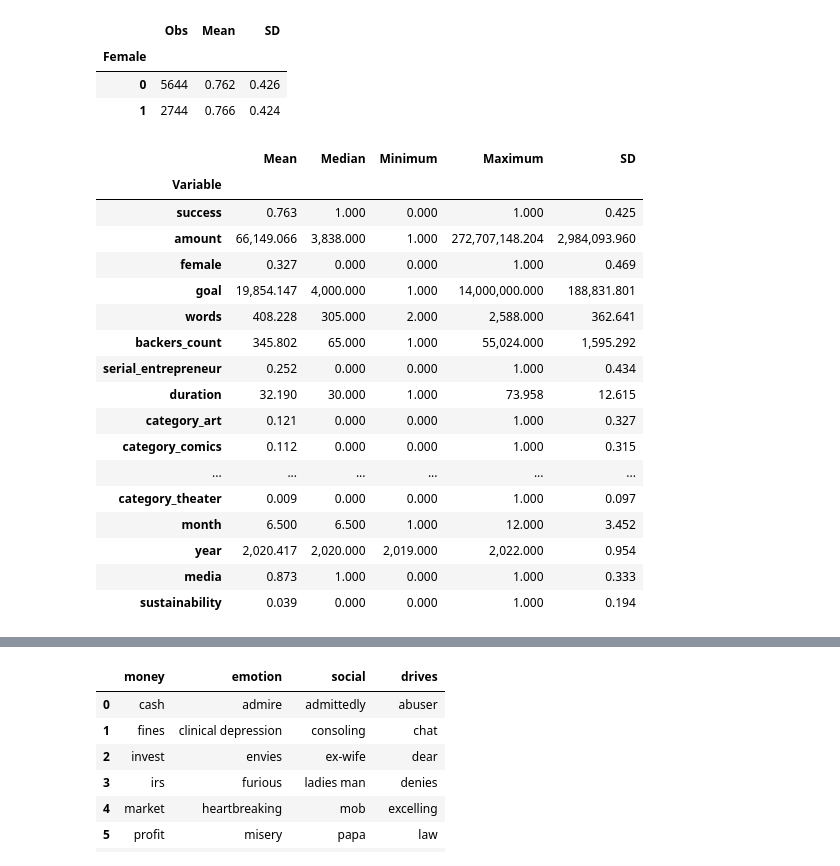
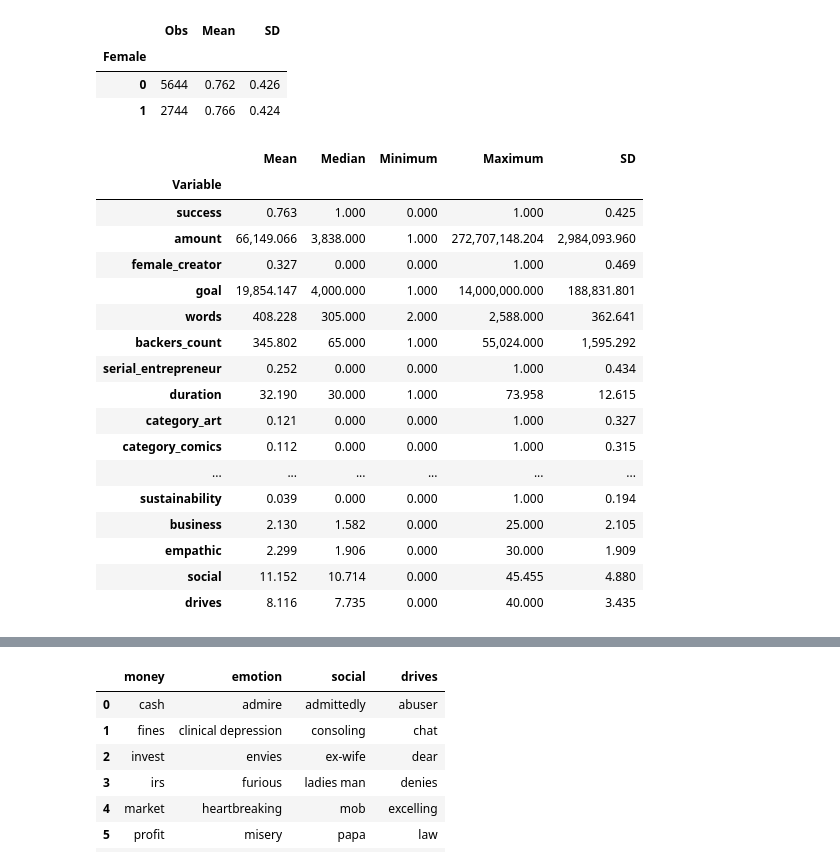
Before and after one commit to MaxPersoon/KickstarterScraper, a Jupyter notebook: dataProcessing.ipynb, the cells around one changed output, grey strips where cells are left out. Saved outputs shown, nothing was run; the diff lists cells and outputs as text; code cells hidden in the pictures.

```diff
--- a/dataProcessing.ipynb
+++ b/dataProcessing.ipynb
@@ -2,9 +2,10 @@
 import numpy as np
 import pandas as pd
 import scipy.stats as st
+import statsmodels.api as sm
 from pandas.core.dtypes.common import is_numeric_dtype
 
-data = pd.read_csv("finalData.csv")
+data = pd.read_csv("data.csv")
 data = data.set_index('projectID')
 pd.set_option('display.float_format',  '{:,.3f}'.format)
 data
@@ -86,37 +76,34 @@ table2
 | 1 | 2744 | 0.766 | 0.424 |
 # %%
 # Table 3
-variableNames = []
+numVars = []
 means = []
 medians = []
 minima = []
 maxima = []
 SDs = []
 
-for variableName in data.columns:
-    variableData = data[variableName]
+for variable in data.columns.tolist():
+    variableData = data[variable]
     if is_numeric_dtype(variableData):
-        if variableName[0] == "L":
-            variableData = 10**variableData
-            variableName = variableName.replace("L", "")
-        variableNames.append(variableName)
+        numVars.append(variable)
         means.append(np.mean(variableData))
         medians.append(np.median(variableData))
         minima.append(np.min(variableData))
         maxima.append(np.max(variableData))
         SDs.append(np.std(variableData))
 
-variableNames[variableNames.index("creator_gender")] = "female"
-table3 = {"Variable": variableNames, "Mean": means, "Median": medians, "Minimum": minima, "Maximum": maxima, "SD": SDs}
+table3 = {"Variable": numVars, "Mean": means, "Median": medians, "Minimum": minima, "Maximum": maxima, "SD": SDs}
 table3 = pd.DataFrame.from_dict(table3)
 table3 = table3.set_index("Variable")
+table3.to_csv('Tables/descriptive statistics.csv')
 table3
 # %% [output]
 |  | Mean | Median | Minimum | Maximum | SD |
 | Variable |  |  |  |  |  |
 | success | 0.763 | 1.000 | 0.000 | 1.000 | 0.425 |
 | amount | 66,149.066 | 3,838.000 | 1.000 | 272,707,148.204 | 2,984,093.960 |
-| female | 0.327 | 0.000 | 0.000 | 1.000 | 0.469 |
+| female_creator | 0.327 | 0.000 | 0.000 | 1.000 | 0.469 |
 | goal | 19,854.147 | 4,000.000 | 1.000 | 14,000,000.000 | 188,831.801 |
 | words | 408.228 | 305.000 | 2.000 | 2,588.000 | 362.641 |
 | backers_count | 345.802 | 65.000 | 1.000 | 55,024.000 | 1,595.292 |
@@ -125,11 +112,11 @@ table3
 | category_art | 0.121 | 0.000 | 0.000 | 1.000 | 0.327 |
 | category_comics | 0.112 | 0.000 | 0.000 | 1.000 | 0.315 |
 | ... | ... | ... | ... | ... | ... |
-| category_theater | 0.009 | 0.000 | 0.000 | 1.000 | 0.097 |
-| month | 6.500 | 6.500 | 1.000 | 12.000 | 3.452 |
-| year | 2,020.417 | 2,020.000 | 2,019.000 | 2,022.000 | 0.954 |
-| media | 0.873 | 1.000 | 0.000 | 1.000 | 0.333 |
 | sustainability | 0.039 | 0.000 | 0.000 | 1.000 | 0.194 |
+| business | 2.130 | 1.582 | 0.000 | 25.000 | 2.105 |
+| empathic | 2.299 | 1.906 | 0.000 | 30.000 | 1.909 |
+| social | 11.152 | 10.714 | 0.000 | 45.455 | 4.880 |
+| drives | 8.116 | 7.735 | 0.000 | 40.000 | 3.435 |
 # %%
 # Table 4
 successData = data[data['success'] == 1]
```
Also changed, not shown: parts of 14 cells of this notebook, 7 other files.
